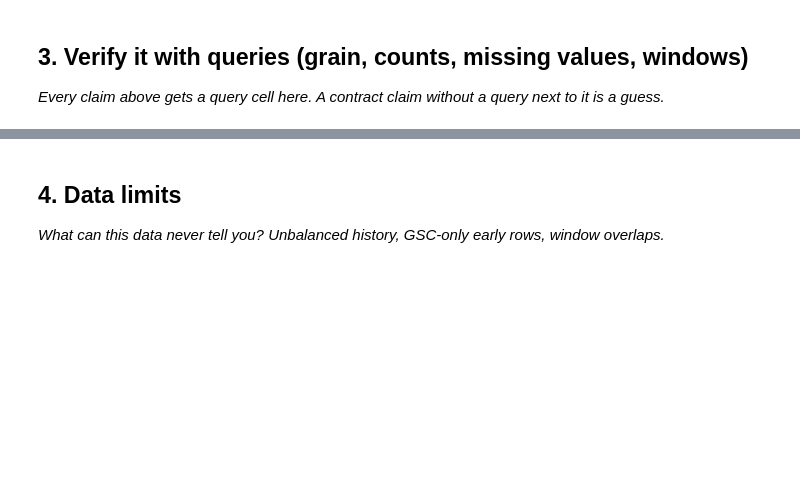
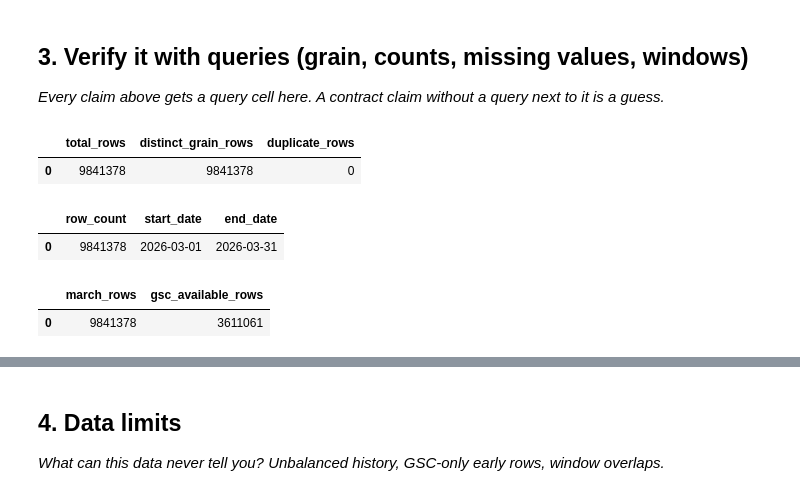
Before and after one commit to genius1oak/ConvexML, a Jupyter notebook: work/notebooks/w03_data_contract.ipynb, the cells around one changed output, grey strips where cells are left out. Cells and saved outputs as stored; diff of their text form; code cells hidden in the pictures; blank space fills up the shorter version.

```diff
--- a/work/notebooks/w03_data_contract.ipynb
+++ b/work/notebooks/w03_data_contract.ipynb
@@ -29,0 +80,52 @@ This skeleton is yours to fill. Work the sections **in order** — each one has
+# %%
+# Query 1 — verify the grain for March 2026
+
+grain_check = con.sql(f"""
+    SELECT
+        COUNT(*) AS total_rows,
+        COUNT(DISTINCT client_hash_id || '|' || content_hash_id || '|' || CAST(report_date AS VARCHAR)) AS distinct_grain_rows,
+        COUNT(*) - COUNT(DISTINCT client_hash_id || '|' || content_hash_id || '|' || CAST(report_date AS VARCHAR)) AS duplicate_rows
+    FROM {TABLES['fact_daily']}
+    WHERE report_date >= DATE '2026-03-01'
+      AND report_date < DATE '2026-04-01'
+""").df()
+
+grain_check
+# %% [output]
+|  | total_rows | distinct_grain_rows | duplicate_rows |
+| 0 | 9841378 | 9841378 | 0 |
+# %%
+# Query 2 — verify March 2026 row count and date span
+
+march_check = con.sql(f"""
+    SELECT
+        COUNT(*) AS row_count,
+        MIN(report_date) AS start_date,
+        MAX(report_date) AS end_date
+    FROM {TABLES['fact_daily']}
+    WHERE report_date >= DATE '2026-03-01'
+      AND report_date < DATE '2026-04-01'
+""").df()
+
+march_check
+# %% [output]
+|  | row_count | start_date | end_date |
+| 0 | 9841378 | 2026-03-01 | 2026-03-31 |
+# %%
+# Query 3 — verify GSC availability using IS TRUE
+
+availability_check = con.sql(f"""
+    SELECT
+        COUNT(*) AS march_rows,
+        COUNT(*) FILTER (
+            WHERE gsc_data_available IS TRUE
+        ) AS gsc_available_rows
+    FROM {TABLES['fact_daily']}
+    WHERE report_date >= DATE '2026-03-01'
+      AND report_date < DATE '2026-04-01'
+""").df()
+
+availability_check
+# %% [output]
+|  | march_rows | gsc_available_rows |
+| 0 | 9841378 | 3611061 |
```
Also changed, not shown: parts of 12 cells of this notebook.
